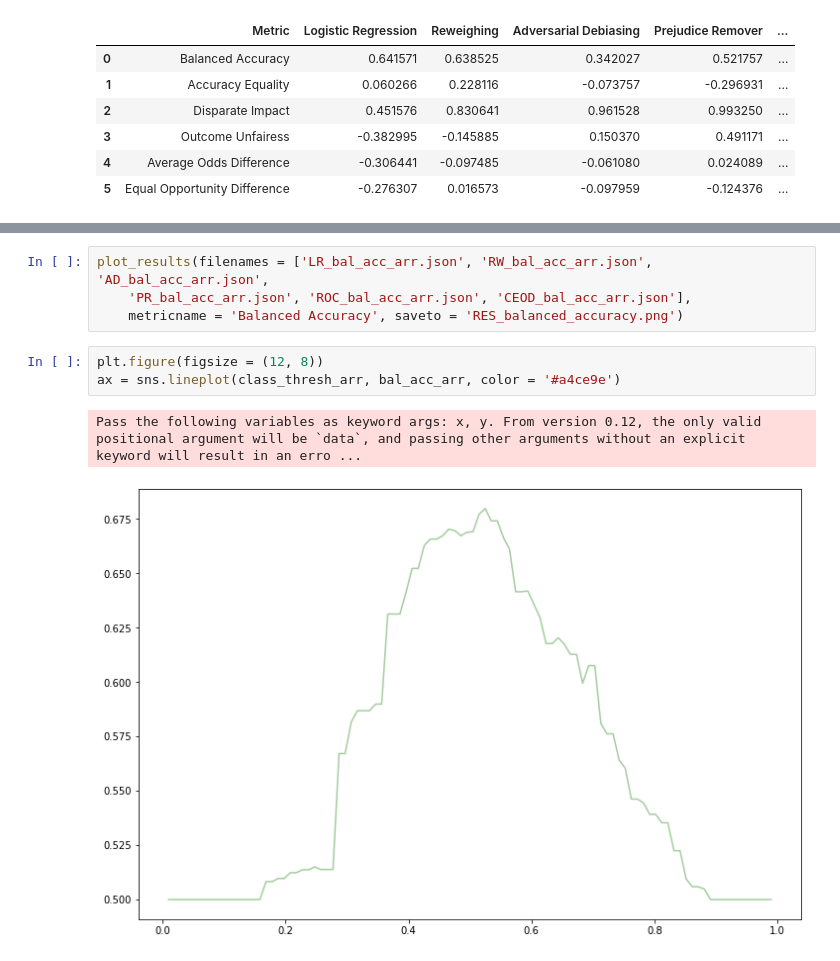
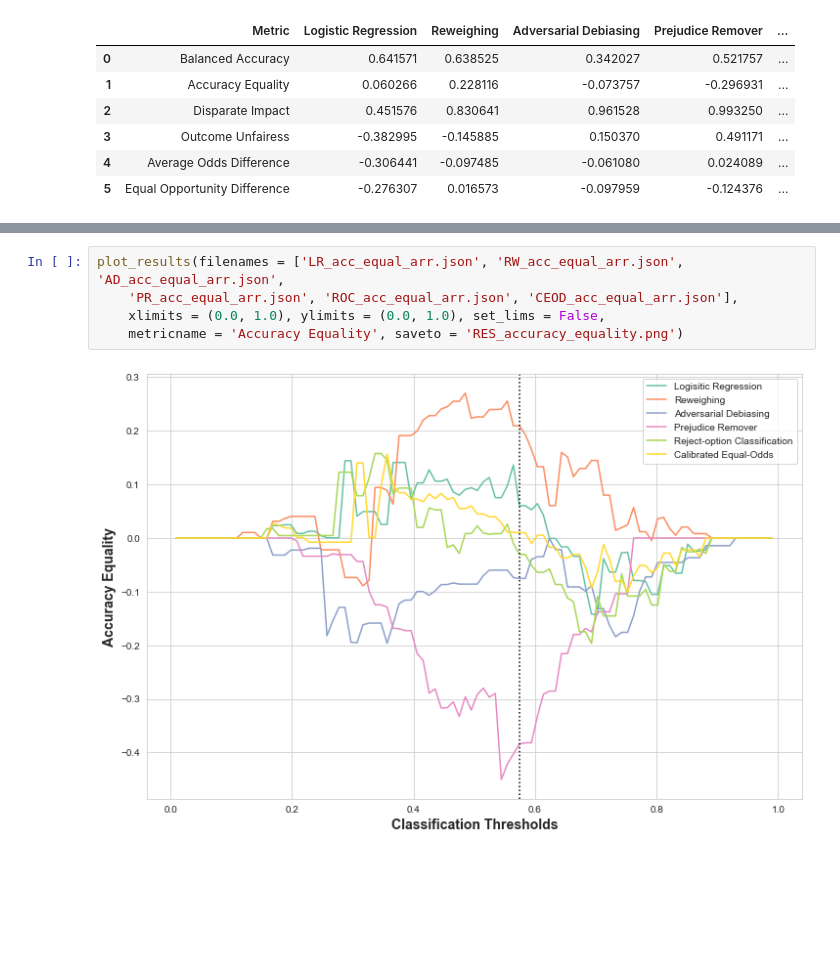
Before and after one commit to megantennies/FYP, a Jupyter notebook: FYP_CODE_LR.ipynb, the cells around one changed output, grey strips where cells are left out. Cells and saved outputs as stored; diff of their text form; blank space fills up the shorter version.

```diff
--- a/FYP_CODE_LR.ipynb
+++ b/FYP_CODE_LR.ipynb
@@ -333,10 +337,7 @@ plot_results(filenames = ['LR_bal_acc_arr.json', 'RW_bal_acc_arr.json', 'AD_bal_
 # %%
-plot_results(filenames = ['LR_bal_acc_arr.json', 'RW_bal_acc_arr.json', 'AD_bal_acc_arr.json',
-    'PR_bal_acc_arr.json', 'ROC_bal_acc_arr.json', 'CEOD_bal_acc_arr.json'],
-    metricname = 'Balanced Accuracy', saveto = 'RES_balanced_accuracy.png')
+plot_results(filenames = ['LR_acc_equal_arr.json', 'RW_acc_equal_arr.json', 'AD_acc_equal_arr.json',
+    'PR_acc_equal_arr.json', 'ROC_acc_equal_arr.json', 'CEOD_acc_equal_arr.json'],
+    xlimits = (0.0, 1.0), ylimits = (0.0, 1.0), set_lims = False,
+    metricname = 'Accuracy Equality', saveto = 'RES_accuracy_equality.png')
+# %% [output]
+[figure, added]
-# %%
-plt.figure(figsize = (12, 8))
-ax = sns.lineplot(class_thresh_arr, bal_acc_arr, color = '#a4ce9e')
-# %% [output]
-Pass the following variables as keyword args: x, y. From version 0.12, the only valid positional argument will be `data`, and passing other arguments without an explicit keyword will result in an erro ...
-[figure, removed]
```
Also changed, not shown: parts of 6 cells of this notebook, 6 other files.
